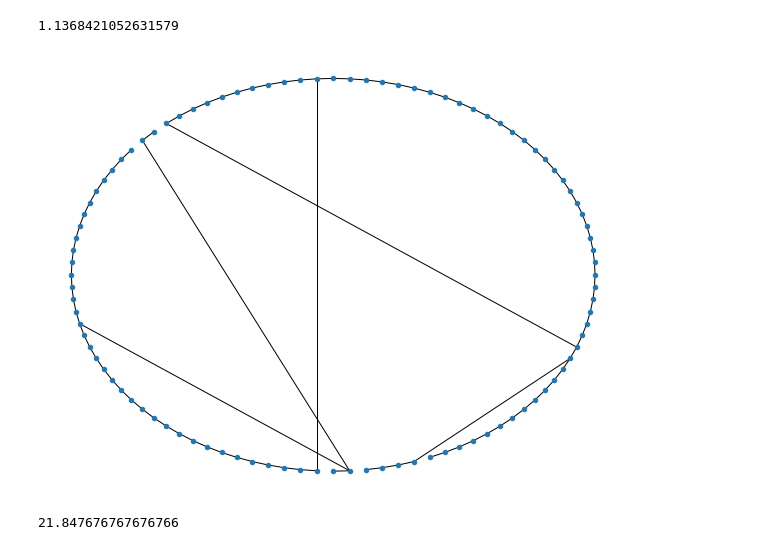
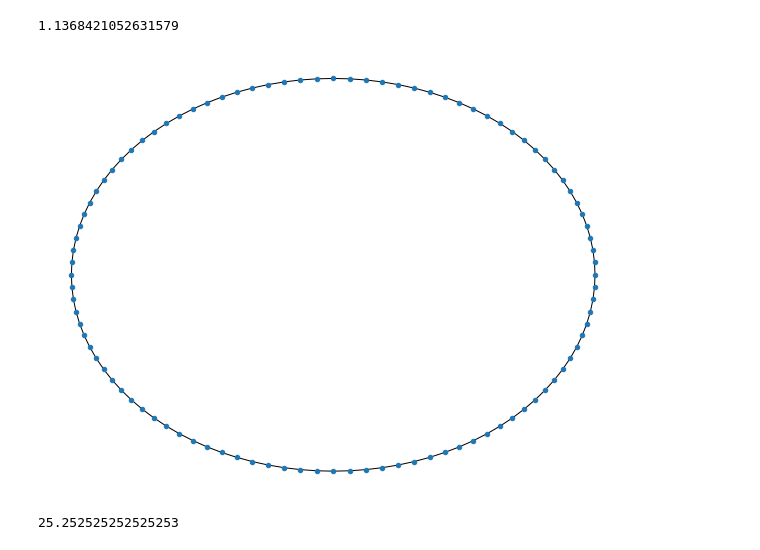
Before and after one commit to hqu/networkx_demo, a Jupyter notebook: social_network_analysis/Small_World_graphs.ipynb, the cells around one changed output. Drawn from its saved outputs; the diff is of its cells as text; code cells hidden in the pictures.

```diff
--- a/social_network_analysis/Small_World_graphs.ipynb
+++ b/social_network_analysis/Small_World_graphs.ipynb
@@ -49,13 +49,13 @@ print(nx.average_shortest_path_length(G_er_high))
 # %% [output]
 1.1368421052631579
 # %%
-G_ws_low = nx.watts_strogatz_graph(100, 2, .1)
+G_ws_0 = nx.watts_strogatz_graph(100, 2, 0)
 # %%
 fig = plt.figure(figsize=(8,6))
-nx.draw_circular(G_ws_low, node_size=20)
+nx.draw_circular(G_ws_0, node_size=20)
 # %% [output]
-[figure, old version]
+[figure, new version]
 # %%
-print(nx.average_shortest_path_length(G_ws_low))
+print(nx.average_shortest_path_length(G_ws_0))
 # %% [output]
-21.847676767676766
+25.252525252525253
```
Also changed, not shown: parts of 7 cells of this notebook.
